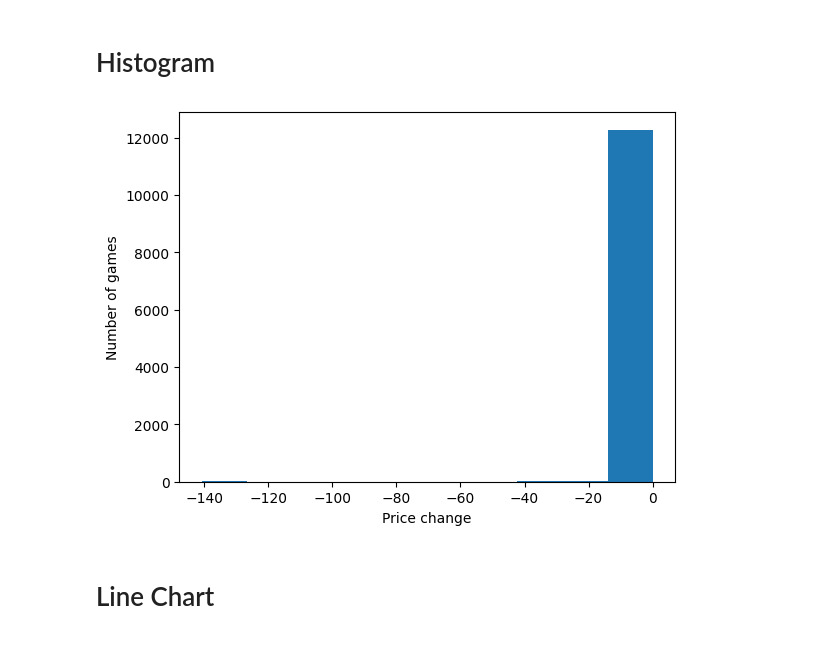
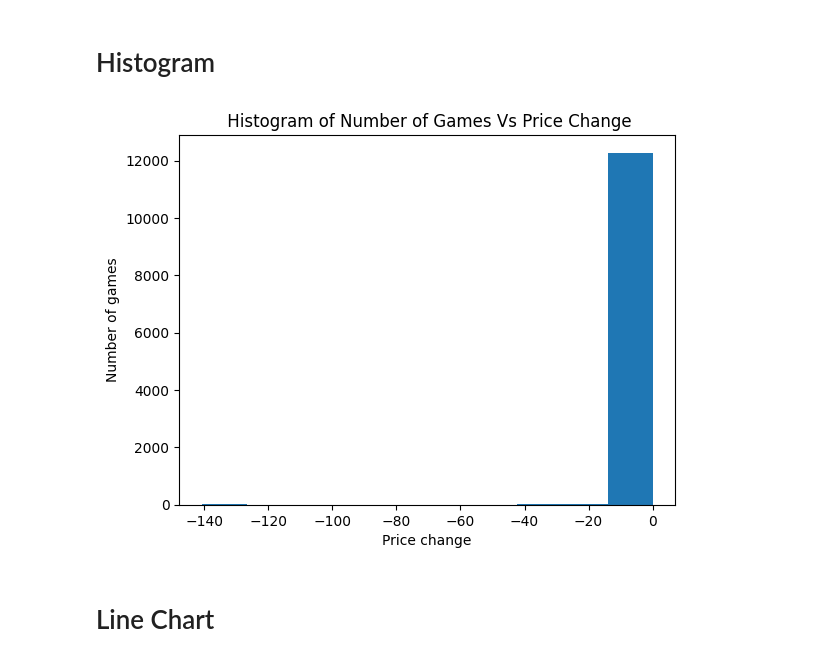
Before and after one commit to nardyjh/Project1-Group7, a Jupyter notebook: project1_Group7_game.ipynb, the cells around one changed output. Saved outputs shown, nothing was run; the diff lists cells and outputs as text; code cells hidden in the pictures.

Commit message:
title fixed

```diff
--- a/project1_Group7_game.ipynb
+++ b/project1_Group7_game.ipynb
@@ -644,10 +644,11 @@ Median is:0.0
 # %%
 histoPlot=cleaned_data_df["ChangePrice"].plot.hist()
 plt.xlabel("Price change")
 plt.ylabel("Number of games")
+plt.title(" Histogram of Number of Games Vs Price Change")
 plt.show()
 # %% [output]
-[figure, old version]
+[figure, new version]
 # %% [markdown]
 # Line Chart
 # %%
```
Also changed, not shown: parts of 6 cells of this notebook.
